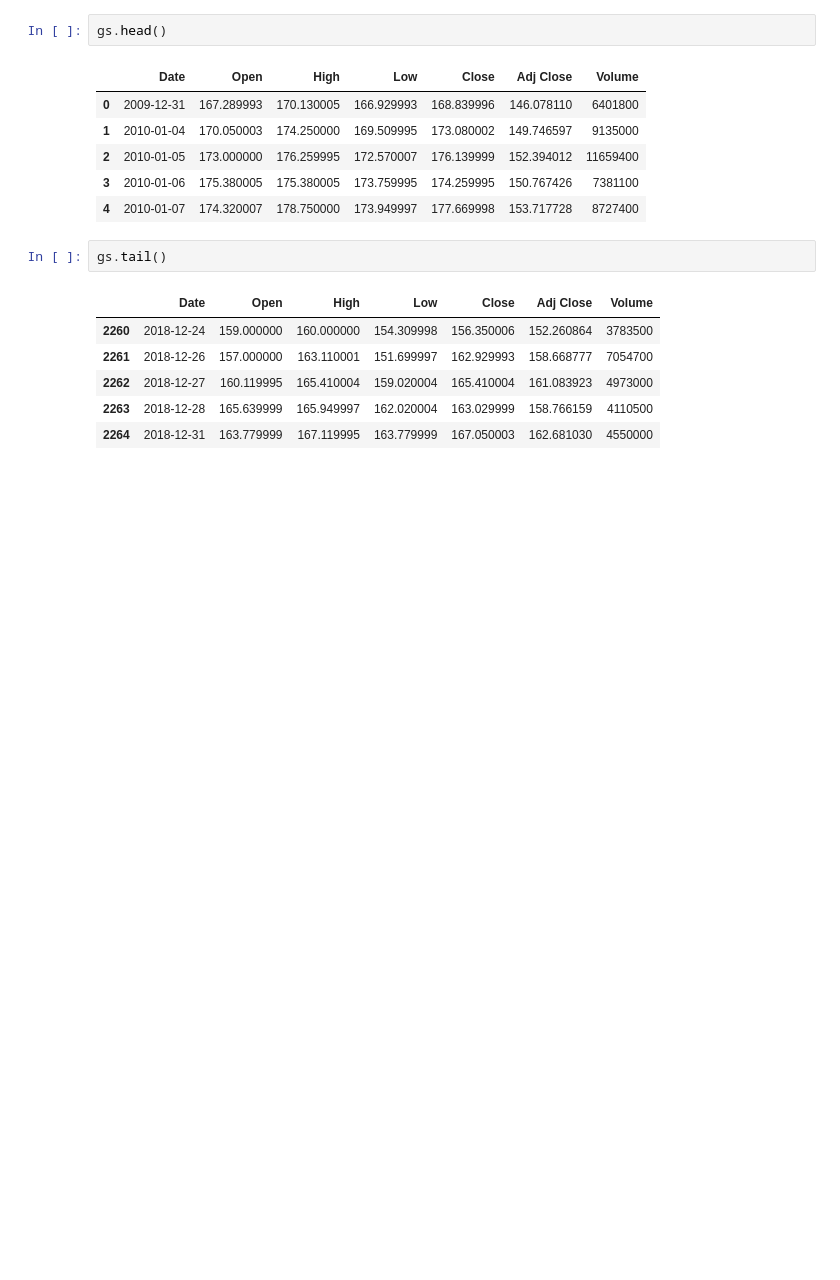
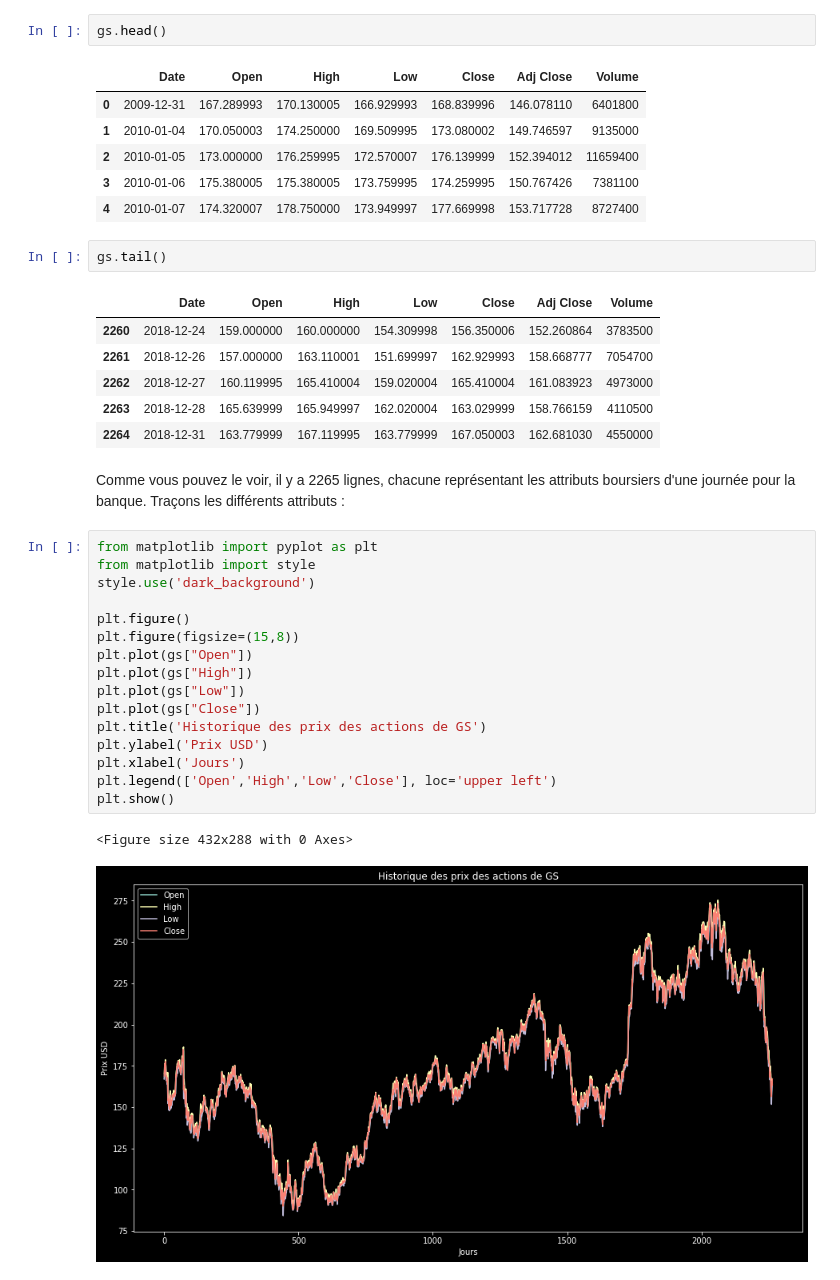
Before and after one commit to adnaneaabbar/stock-trading-system, a Jupyter notebook: stock_trading_system.ipynb, the cells around one changed output. Saved outputs shown, nothing was run; the diff lists cells and outputs as text; blank space fills up the shorter version.

Commit message:
plotting

```diff
--- a/stock_trading_system.ipynb
+++ b/stock_trading_system.ipynb
@@ -40,3 +37,25 @@ gs.tail()
 | 2262 | 2018-12-27 | 160.119995 | 165.410004 | 159.020004 | 165.410004 | 161.083923 | 4973000 |
 | 2263 | 2018-12-28 | 165.639999 | 165.949997 | 162.020004 | 163.029999 | 158.766159 | 4110500 |
 | 2264 | 2018-12-31 | 163.779999 | 167.119995 | 163.779999 | 167.050003 | 162.681030 | 4550000 |
+# %% [markdown]
+
+Comme vous pouvez le voir, il y a 2265 lignes, chacune représentant les attributs boursiers d'une journée pour la banque. Traçons les différents attributs :
+# %%
+from matplotlib import pyplot as plt
+from matplotlib import style
+style.use('dark_background')
+
+plt.figure()
+plt.figure(figsize=(15,8))
+plt.plot(gs["Open"])
+plt.plot(gs["High"])
+plt.plot(gs["Low"])
+plt.plot(gs["Close"])
+plt.title('Historique des prix des actions de GS')
+plt.ylabel('Prix USD')
+plt.xlabel('Jours')
+plt.legend(['Open','High','Low','Close'], loc='upper left')
+plt.show()
+# %% [output]
+<Figure size 432x288 with 0 Axes>
+[figure, added]
```
Also changed, not shown: parts of 3 cells of this notebook.
